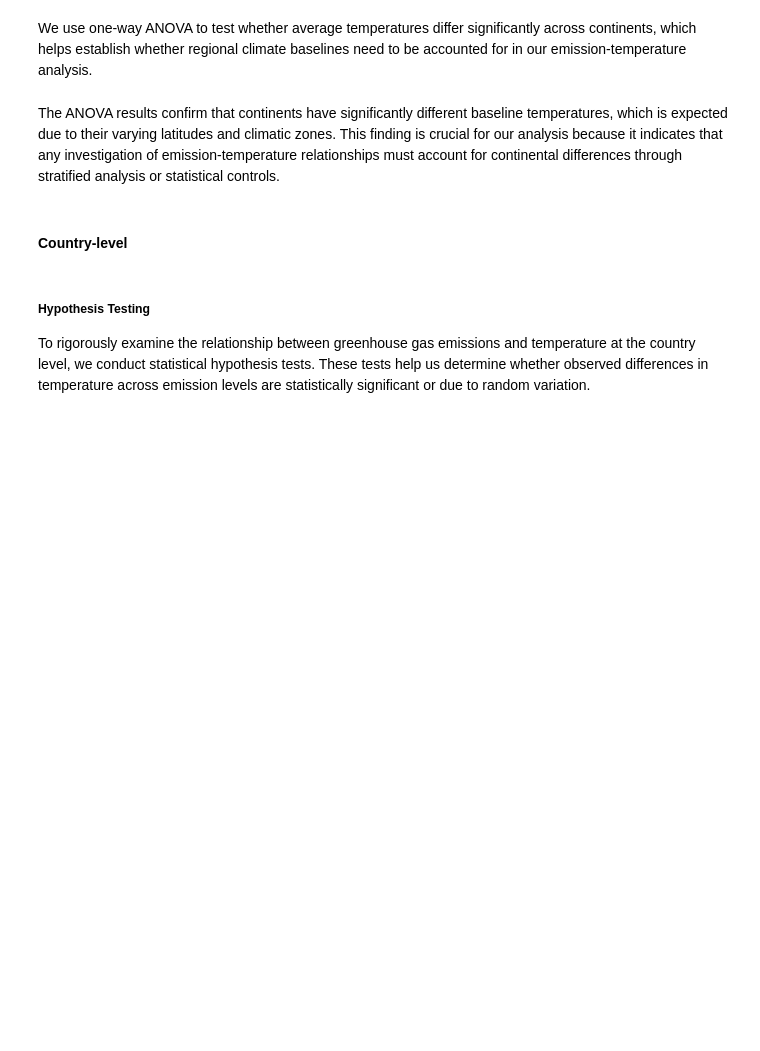
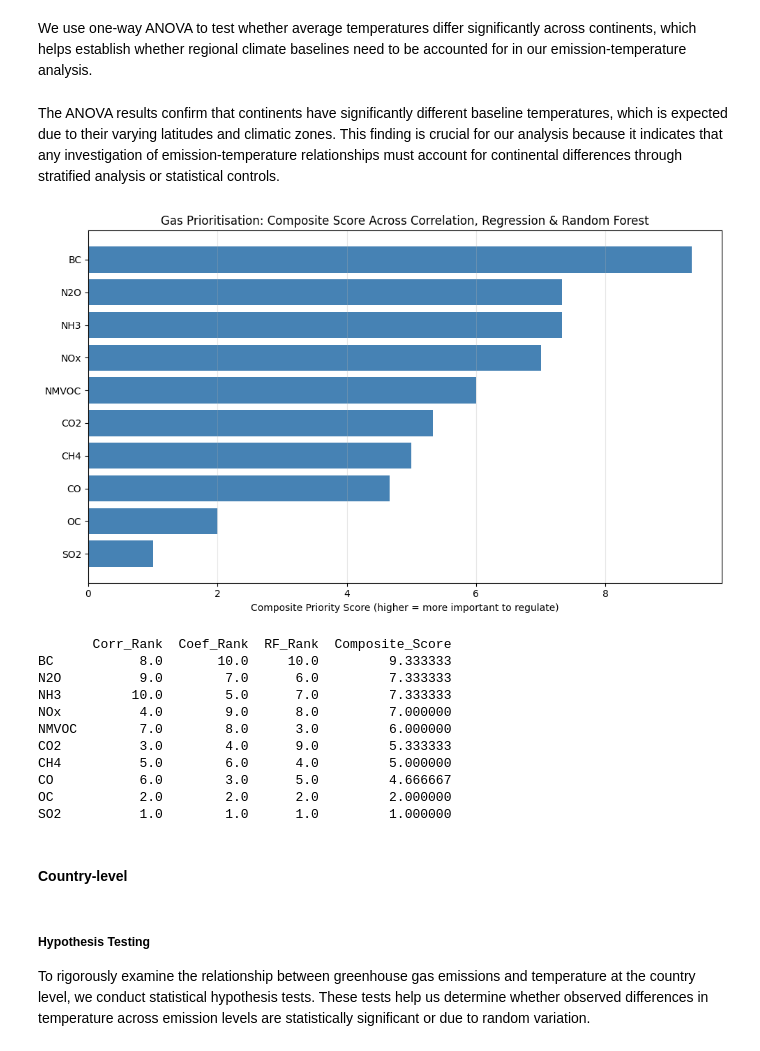
Before and after one commit to tempestormX/sc3021, a Jupyter notebook: SC3021_FDAG_T13.ipynb, the cells around one changed output. Saved outputs shown, nothing was run; the diff lists cells and outputs as text; code cells hidden in the pictures; blank space fills up the shorter version.

```diff
--- a/SC3021_FDAG_T13.ipynb
+++ b/SC3021_FDAG_T13.ipynb
@@ -4350,6 +4358,68 @@ for continent, mean_temp in continent_means.items():
     print(f"  {continent}: {mean_temp:.2f}°C")
 # %% [markdown]
 The ANOVA results confirm that continents have significantly different baseline temperatures, which is expected due to their varying latitudes and climatic zones. This finding is crucial for our analysis because it indicates that any investigation of emission-temperature relationships must account for continental differences through stratified analysis or statistical controls.
+# %%
+from sklearn.linear_model import LinearRegression
+from sklearn.preprocessing import StandardScaler
+from sklearn.ensemble import RandomForestRegressor
+
+gas_cols = ['BC', 'CH4', 'CO2', 'CO', 'N2O', 'NH3', 'NMVOC', 'NOx', 'OC', 'SO2']
+
+# --- Step 1: Pearson Correlation (remove abs, keep raw correlation) ---
+correlations = {}
+for gas in gas_cols:
+    corr = ds_country[gas].corr(ds_country['AvgTemp'])
+    correlations[gas] = corr  # raw value, not absolute
+
+corr_df = pd.DataFrame.from_dict(correlations, orient='index', columns=['Correlation'])
+corr_df['Corr_Rank'] = corr_df['Correlation'].rank(ascending=True)
+
+# --- Step 2: Regression Coefficients (remove abs, keep raw coefficient) ---
+coef_df = pd.DataFrame({
+    'Gas': gas_cols,
+    'Coefficient': lr_model.coef_  # raw, not absolute
+}).set_index('Gas')
+coef_df['Coef_Rank'] = coef_df['Coefficient'].rank(ascending=True)
+
+# --- Step 3: Random Forest (keep as is, but flag cooling gases separately) ---
+rf_df = pd.DataFrame({
+    'Gas': gas_cols,
+    'RF_Importance': rf.feature_importances_
+}).set_index('Gas')
+
+# Penalise known cooling gases so RF importance doesn't inflate their rank
+cooling_gases = ['SO2', 'OC']
+rf_df.loc[cooling_gases, 'RF_Importance'] = -rf_df.loc[cooling_gases, 'RF_Importance']
+rf_df['RF_Rank'] = rf_df['RF_Importance'].rank(ascending=True)
+# --- Step 4: Composite Priority Score ---
+final_priority = corr_df[['Corr_Rank']].join(coef_df['Coef_Rank']).join(rf_df['RF_Rank'])
+final_priority['Composite_Score'] = final_priority.mean(axis=1)
+final_priority = final_priority.sort_values('Composite_Score', ascending=False)
+
+# --- Visualisation ---
+plt.figure(figsize=(10, 6))
+bars = plt.barh(final_priority.index, final_priority['Composite_Score'], color='steelblue')
+plt.gca().invert_yaxis()
+plt.xlabel('Composite Priority Score (higher = more important to regulate)')
+plt.title('Gas Prioritisation: Composite Score Across Correlation, Regression & Random Forest')
+plt.grid(axis='x', alpha=0.3)
+plt.tight_layout()
+plt.show()
+
+print(final_priority[['Corr_Rank', 'Coef_Rank', 'RF_Rank', 'Composite_Score']])
+# %% [output]
+[figure, added]
+       Corr_Rank  Coef_Rank  RF_Rank  Composite_Score
+BC           8.0       10.0     10.0         9.333333
+N2O          9.0        7.0      6.0         7.333333
+NH3         10.0        5.0      7.0         7.333333
+NOx          4.0        9.0      8.0         7.000000
+NMVOC        7.0        8.0      3.0         6.000000
+CO2          3.0        4.0      9.0         5.333333
+CH4          5.0        6.0      4.0         5.000000
+CO           6.0        3.0      5.0         4.666667
+OC           2.0        2.0      2.0         2.000000
+SO2          1.0        1.0      1.0         1.000000
 # %% [markdown]
 #### Country-level
 # %% [markdown]
```
Also changed, not shown: parts of 2 cells of this notebook.
